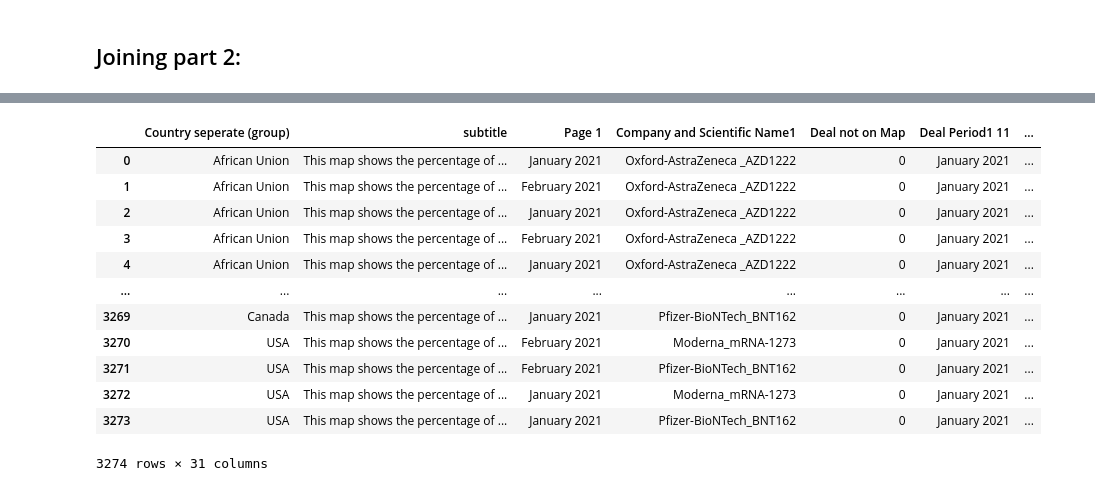
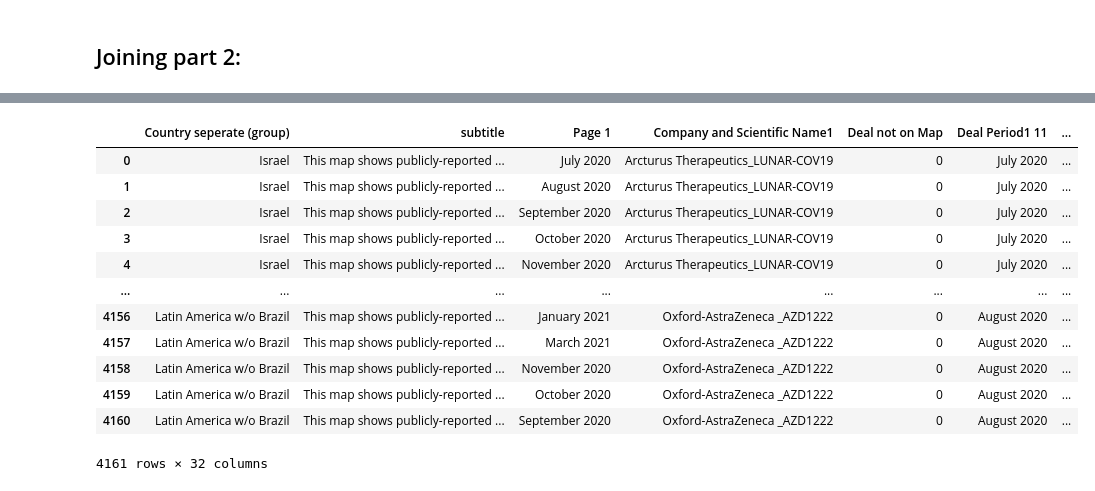
Before and after one commit to RicardoSantos0/Data-Visualization, a Jupyter notebook: Data_Viz_CoVID.ipynb, the cells around one changed output, grey strips where cells are left out. Drawn from its saved outputs; the diff is of its cells as text; code cells hidden in the pictures.

```diff
--- a/Data_Viz_CoVID.ipynb
+++ b/Data_Viz_CoVID.ipynb
@@ -339,19 +360,19 @@ files
 # %%
 #get vaccine data from ds
 
-vaccines = pd.read_csv(r'vaccine proc_data_26_02.csv')
+vaccines = pd.read_csv(r'vaccine proc_data_07_03.csv')
 vaccines
 # %% [output]
 |  | Country seperate (group) | subtitle | Page 1 | Company and Scientific Name1 | Deal not on Map | Deal Period1 11 | ... |
-| 0 | African Union | This map shows the percentage of ... | January 2021 | Oxford-AstraZeneca _AZD1222 | 0 | January 2021 | ... |
-| 1 | African Union | This map shows the percentage of ... | February 2021 | Oxford-AstraZeneca _AZD1222 | 0 | January 2021 | ... |
-| 2 | African Union | This map shows the percentage of ... | January 2021 | Oxford-AstraZeneca _AZD1222 | 0 | January 2021 | ... |
-| 3 | African Union | This map shows the percentage of ... | February 2021 | Oxford-AstraZeneca _AZD1222 | 0 | January 2021 | ... |
-| 4 | African Union | This map shows the percentage of ... | January 2021 | Oxford-AstraZeneca _AZD1222 | 0 | January 2021 | ... |
+| 0 | Israel | This map shows publicly-reported ... | July 2020 | Arcturus Therapeutics_LUNAR-COV19 | 0 | July 2020 | ... |
+| 1 | Israel | This map shows publicly-reported ... | August 2020 | Arcturus Therapeutics_LUNAR-COV19 | 0 | July 2020 | ... |
+| 2 | Israel | This map shows publicly-reported ... | September 2020 | Arcturus Therapeutics_LUNAR-COV19 | 0 | July 2020 | ... |
+| 3 | Israel | This map shows publicly-reported ... | October 2020 | Arcturus Therapeutics_LUNAR-COV19 | 0 | July 2020 | ... |
+| 4 | Israel | This map shows publicly-reported ... | November 2020 | Arcturus Therapeutics_LUNAR-COV19 | 0 | July 2020 | ... |
 | ... | ... | ... | ... | ... | ... | ... | ... |
-| 3269 | Canada | This map shows the percentage of ... | January 2021 | Pfizer-BioNTech_BNT162 | 0 | January 2021 | ... |
-| 3270 | USA | This map shows the percentage of ... | February 2021 | Moderna_mRNA-1273 | 0 | January 2021 | ... |
-| 3271 | USA | This map shows the percentage of ... | February 2021 | Pfizer-BioNTech_BNT162 | 0 | January 2021 | ... |
-| 3272 | USA | This map shows the percentage of ... | January 2021 | Moderna_mRNA-1273 | 0 | January 2021 | ... |
-| 3273 | USA | This map shows the percentage of ... | January 2021 | Pfizer-BioNTech_BNT162 | 0 | January 2021 | ... |
+| 4156 | Latin America w/o Brazil | This map shows publicly-reported ... | January 2021 | Oxford-AstraZeneca _AZD1222 | 0 | August 2020 | ... |
+| 4157 | Latin America w/o Brazil | This map shows publicly-reported ... | March 2021 | Oxford-AstraZeneca _AZD1222 | 0 | August 2020 | ... |
+| 4158 | Latin America w/o Brazil | This map shows publicly-reported ... | November 2020 | Oxford-AstraZeneca _AZD1222 | 0 | August 2020 | ... |
+| 4159 | Latin America w/o Brazil | This map shows publicly-reported ... | October 2020 | Oxford-AstraZeneca _AZD1222 | 0 | August 2020 | ... |
+| 4160 | Latin America w/o Brazil | This map shows publicly-reported ... | September 2020 | Oxford-AstraZeneca _AZD1222 | 0 | August 2020 | ... |
-3274 rows × 31 columns
+4161 rows × 32 columns
```
Also changed, not shown: parts of 32 cells of this notebook, 6 other files.
